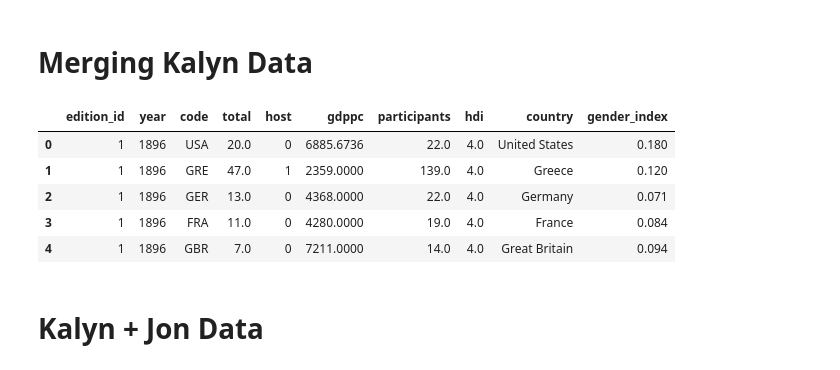
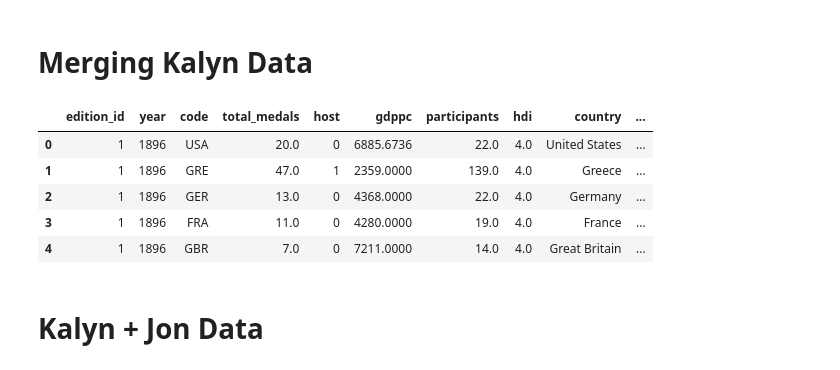
Before and after one commit to ahakobia/JHU_Colossus, a Jupyter notebook: Final Dataset/merging_data.ipynb, the cells around one changed output. Drawn from its saved outputs; the diff is of its cells as text; code cells hidden in the pictures.

Commit message:
uploading updated data2

```diff
--- a/Final Dataset/merging_data.ipynb
+++ b/Final Dataset/merging_data.ipynb
@@ -10,35 +10,44 @@ medal_count_df.columns = medal_count_df.columns.str.lower()
 # %%
 gdp_df = pd.read_csv('../data_kalyn/annual_GDP.csv')
 gdp_df.columns = gdp_df.columns.str.lower()
 
 count_ath_cnt_df = pd.read_csv('../data_kalyn/country_athlete_count.csv')
 count_ath_cnt_df.columns = count_ath_cnt_df.columns.str.lower()
 
 hdi_df = pd.read_csv('../data_kalyn/country_hdi.csv')
 hdi_df.columns = hdi_df.columns.str.lower()
 
 count_map_df = pd.read_csv('../data_kalyn/country_mapping.csv')
 count_map_df.columns = count_map_df.columns.str.lower()
 
 gender_index_df = pd.read_csv('../data_kalyn/gender_index.csv')
 gender_index_df.columns = gender_index_df.columns.str.lower()
 
+medalstats_df = pd.read_csv('../data_kalyn/medal_stats.csv')
+medalstats_df.columns = medalstats_df.columns.str.lower()
+medalstats_df = medalstats_df.rename(columns={'total': 'total_medals%'})
+medalstats_df = medalstats_df.rename(columns={'participants': 'participants%'})
+medalstats_df = medalstats_df.drop(columns=['host'])
+
 # Merge the datasets step by step
 merged_df = pd.merge(medal_count_df, gdp_df, on=['year', 'code'], how='left')
 merged_df2 = pd.merge(merged_df, count_ath_cnt_df, on=['edition_id', 'year','code'], how='left')
 merged_df3 = pd.merge(merged_df2, hdi_df, on=['code'], how='left')
 merged_df4 = pd.merge(merged_df3, count_map_df, on=['code'], how='left')
 merged_df5 = pd.merge(merged_df4, gender_index_df, on=['code'], how='left')
+merged_df6 = pd.merge(merged_df5, medalstats_df, on=['year', 'code'], how='left')
+
+merged_df6 = merged_df6.rename(columns={'total': 'total_medals'})
 
 # Display the first few rows of the final merged dataset
-merged_df5.head()
+merged_df6.head()
 # %% [output]
-|  | edition_id | year | code | total | host | gdppc | participants | hdi | country | gender_index |
-| 0 | 1 | 1896 | USA | 20.0 | 0 | 6885.6736 | 22.0 | 4.0 | United States | 0.180 |
-| 1 | 1 | 1896 | GRE | 47.0 | 1 | 2359.0000 | 139.0 | 4.0 | Greece | 0.120 |
-| 2 | 1 | 1896 | GER | 13.0 | 0 | 4368.0000 | 22.0 | 4.0 | Germany | 0.071 |
-| 3 | 1 | 1896 | FRA | 11.0 | 0 | 4280.0000 | 19.0 | 4.0 | France | 0.084 |
-| 4 | 1 | 1896 | GBR | 7.0 | 0 | 7211.0000 | 14.0 | 4.0 | Great Britain | 0.094 |
+|  | edition_id | year | code | total_medals | host | gdppc | participants | hdi | country | ... |
+| 0 | 1 | 1896 | USA | 20.0 | 0 | 6885.6736 | 22.0 | 4.0 | United States | ... |
+| 1 | 1 | 1896 | GRE | 47.0 | 1 | 2359.0000 | 139.0 | 4.0 | Greece | ... |
+| 2 | 1 | 1896 | GER | 13.0 | 0 | 4368.0000 | 22.0 | 4.0 | Germany | ... |
+| 3 | 1 | 1896 | FRA | 11.0 | 0 | 4280.0000 | 19.0 | 4.0 | France | ... |
+| 4 | 1 | 1896 | GBR | 7.0 | 0 | 7211.0000 | 14.0 | 4.0 | Great Britain | ... |
 # %%
 final_path = 'merged_df_kalyn.csv'
 merged_df5.to_csv(final_path, index=False)
```
Also changed, not shown: parts of 1 cell of this notebook, 2 other files.
